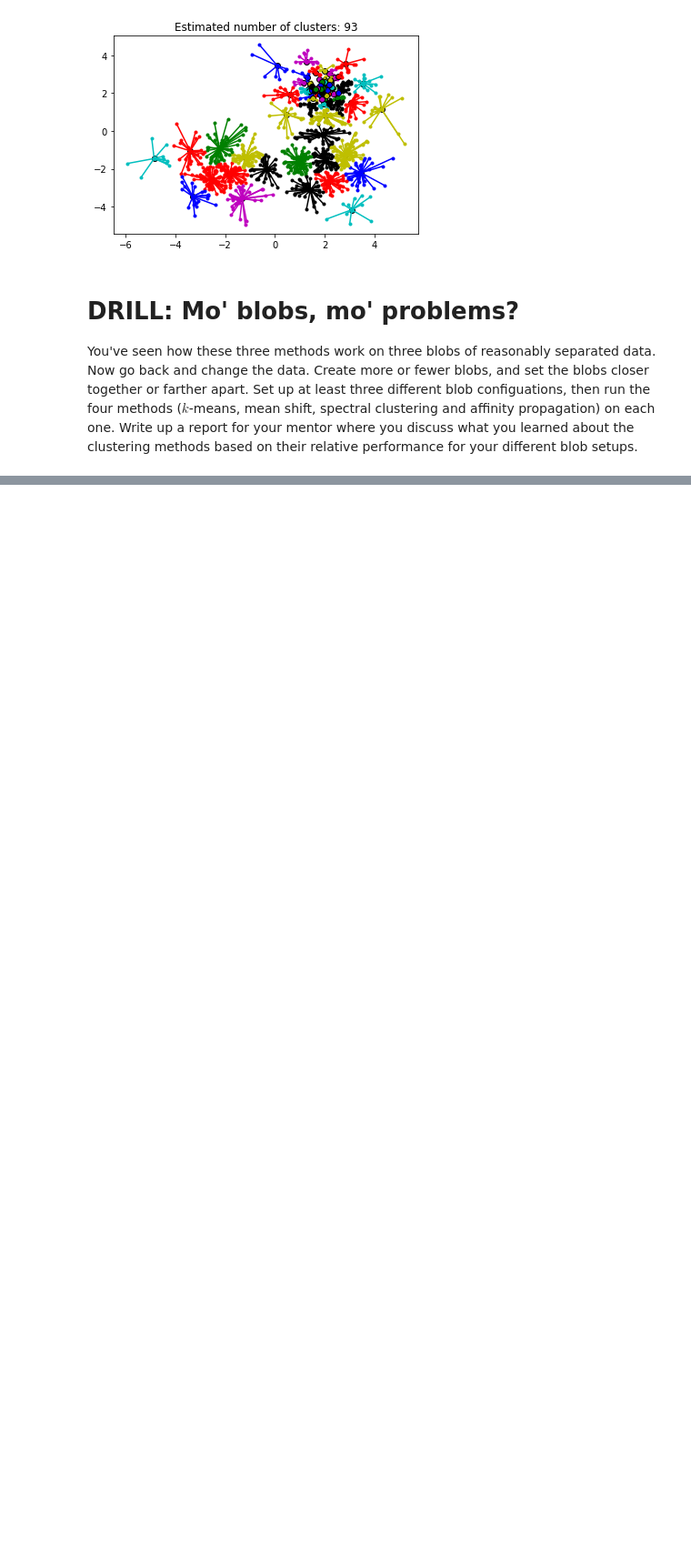
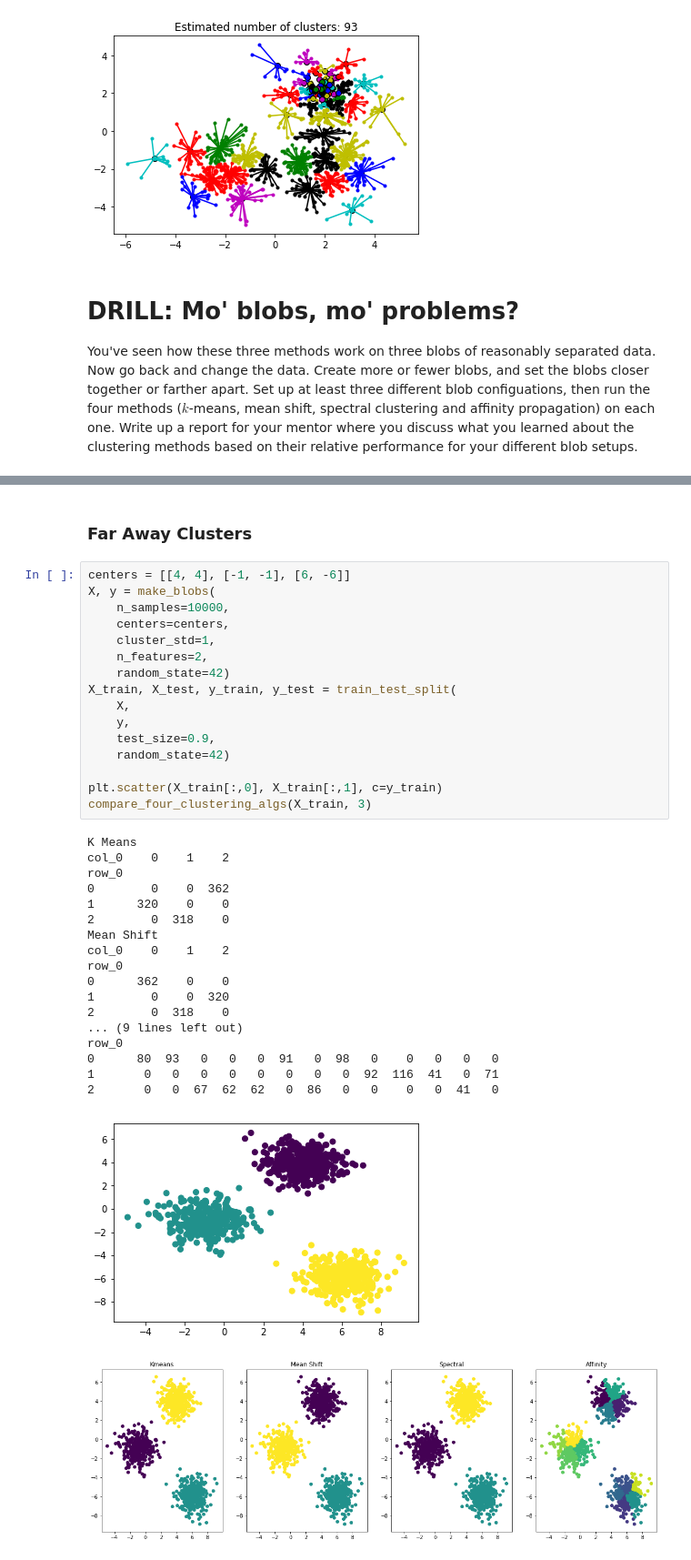
Before and after one commit to Tinsae/Thinkful-Data-Science, a Jupyter notebook: DS/Unit 4/4.2.3+Three+Other+Clustering+Methods.ipynb, the cells around one changed output, grey strips where cells are left out. Shown at 91% size. Drawn from its saved outputs; the diff is of its cells as text; blank space fills up the shorter version.

Commit message:
clustering comp

```diff
--- a/DS/Unit 4/4.2.3+Three+Other+Clustering+Methods.ipynb
+++ b/DS/Unit 4/4.2.3+Three+Other+Clustering+Methods.ipynb
@@ -219,0 +271,38 @@ You've seen how these three methods work on three blobs of reasonably separated
+# %% [markdown]
+### Far Away Clusters
+# %%
+centers = [[4, 4], [-1, -1], [6, -6]]
+X, y = make_blobs(
+    n_samples=10000,
+    centers=centers,
+    cluster_std=1,
+    n_features=2,
+    random_state=42)
+X_train, X_test, y_train, y_test = train_test_split(
+    X,
+    y,
+    test_size=0.9,
+    random_state=42)
+
+plt.scatter(X_train[:,0], X_train[:,1], c=y_train)
+compare_four_clustering_algs(X_train, 3)
+# %% [output]
+K Means
+col_0    0    1    2
+row_0
+0        0    0  362
+1      320    0    0
+2        0  318    0
+Mean Shift
+col_0    0    1    2
+row_0
+0      362    0    0
+1        0    0  320
+2        0  318    0
+... (9 lines left out)
+row_0
+0      80  93   0   0   0  91   0  98   0    0   0   0   0
+1       0   0   0   0   0   0   0   0  92  116  41   0  71
+2       0   0  67  62  62   0  86   0   0    0   0  41   0
+[figure, added]
+[figure, added]
```
Also changed, not shown: parts of 13 cells of this notebook, 2 other files.
